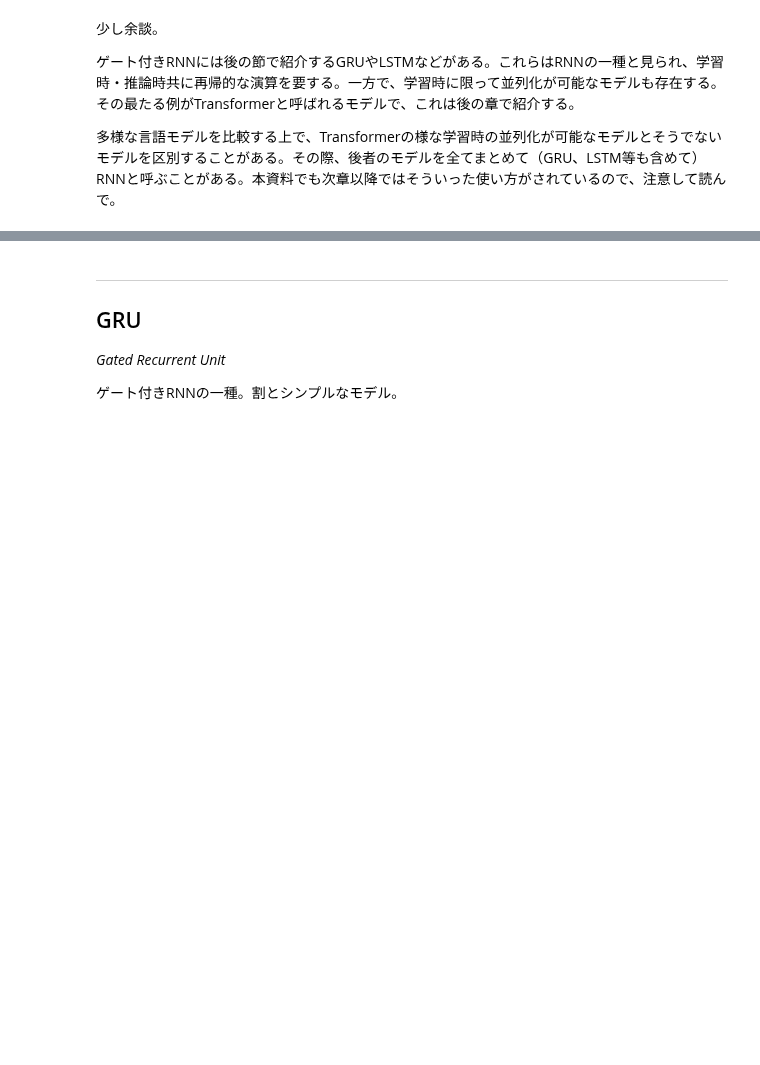
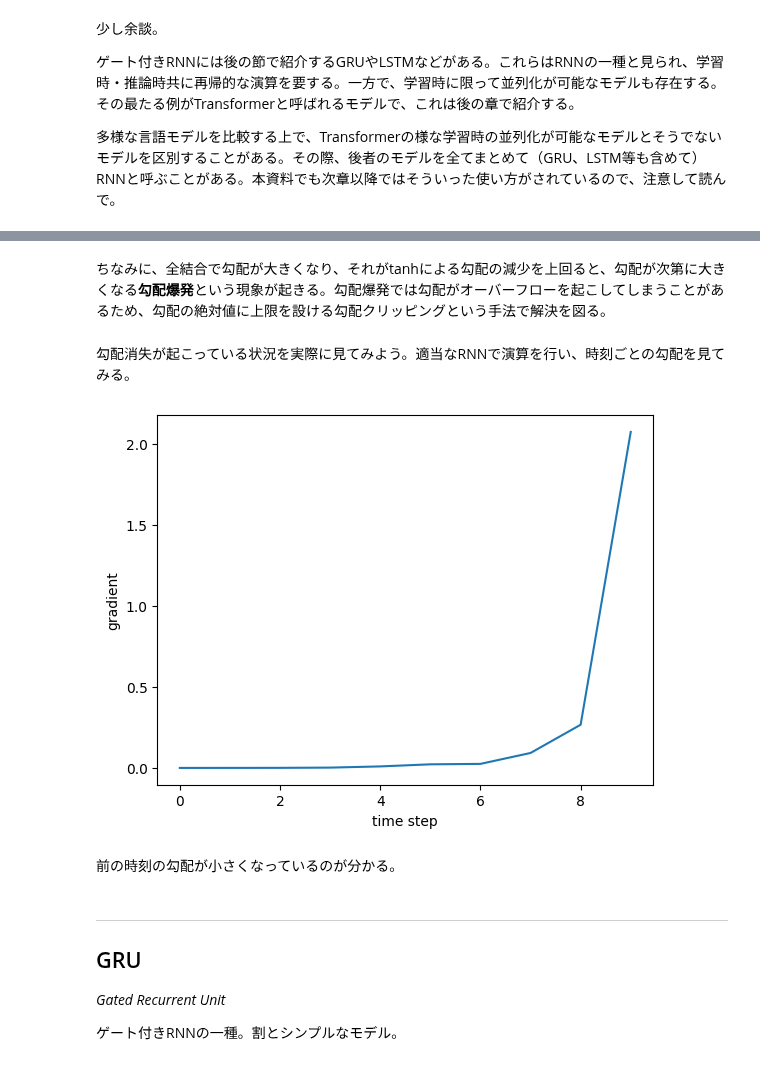
Before and after one commit to misya11p/language-models, a Jupyter notebook: gated_rnn.ipynb, the cells around one changed output, grey strips where cells are left out. Drawn from its saved outputs; the diff is of its cells as text; code cells hidden in the pictures; blank space fills up the shorter version.

```diff
--- a/gated_rnn.ipynb
+++ b/gated_rnn.ipynb
@@ -180,3 +195,21 @@ output: tensor([-1.4536,  0.5037, -0.7590], grad_fn=<MulBackward0>)
+# %% [markdown]
+ちなみに、全結合で勾配が大きくなり、それがtanhによる勾配の減少を上回ると、勾配が次第に大きくなる**勾配爆発**という現象が起きる。勾配爆発では勾配がオーバーフローを起こしてしまうことがあるため、勾配の絶対値に上限を設ける勾配クリッピングという手法で解決を図る。
+# %% [markdown]
+勾配消失が起こっている状況を実際に見てみよう。適当なRNNで演算を行い、時刻ごとの勾配を見てみる。
+# %%
+batch_size, seq_len, hidden_size = 1, 10, 5
+rnn = nn.RNN(hidden_size, hidden_size, batch_first=True)
+x = torch.randn(batch_size, seq_len, hidden_size, requires_grad=True)
+_, h = rnn(x)
+h.sum().backward()
+grad, = x.grad.abs().sum(-1)
+plt.plot(grad.detach().numpy())
+plt.xlabel("time step")
+plt.ylabel("gradient");
+# %% [output]
+[figure, added]
+# %% [markdown]
+前の時刻の勾配が小さくなっているのが分かる。
 # %% [markdown]
 
 ---
```
Also changed, not shown: parts of 17 cells of this notebook.
